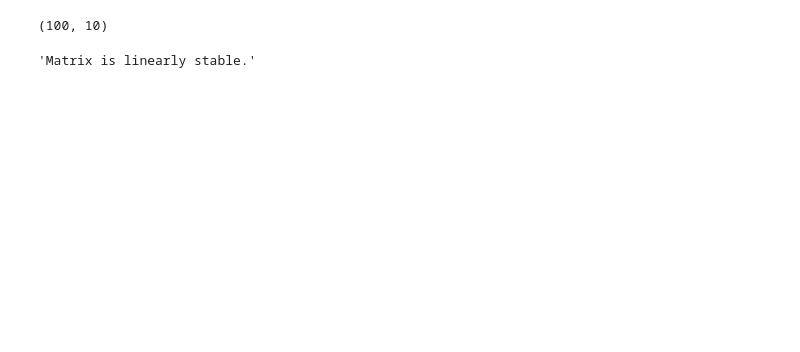
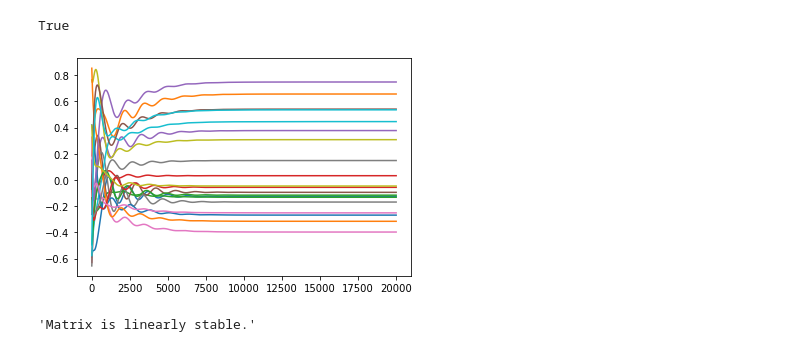
Before and after one commit to kozleo/boa_rnn, a Jupyter notebook: notebooks/test_nb.ipynb, the cells around one changed output. Cells and saved outputs as stored; diff of their text form; code cells hidden in the pictures; blank space fills up the shorter version.

```diff
--- a/notebooks/test_nb.ipynb
+++ b/notebooks/test_nb.ipynb
@@ -21,10 +17,8 @@ Q = (I+A)@np.linalg.inv(I-A)
-# %%
-Q_n = Q[:,:n]
-Q_n.T @ Q_n
-
-Q_n.shape
-# %% [output]
-(100, 10)
+# %%
+import torch
+torch.cuda.is_available()
+# %% [output]
+True
 # %%
 np.random.seed(0)
 
@@ -52,4 +46,8 @@ xs = np.zeros((n,num_trials,num_steps))
 for step in range(num_steps):
   x += dt*utils.RNN_update(x,W)
   xs[:,:,step] = x
+# %%
+plt.plot(xs[:,0,:].T);
+# %% [output]
+[figure, added]
 # %%
```
Also changed, not shown: parts of 11 cells of this notebook, 12 other files.
